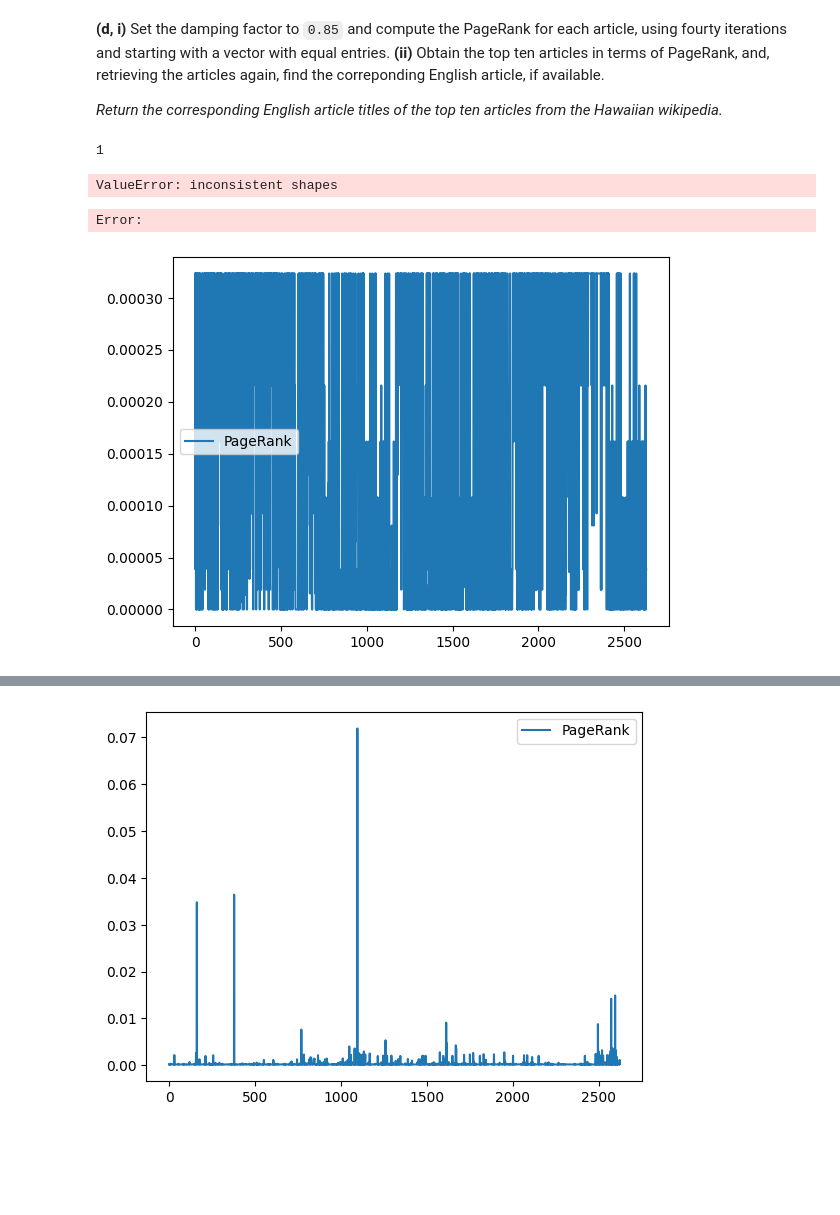
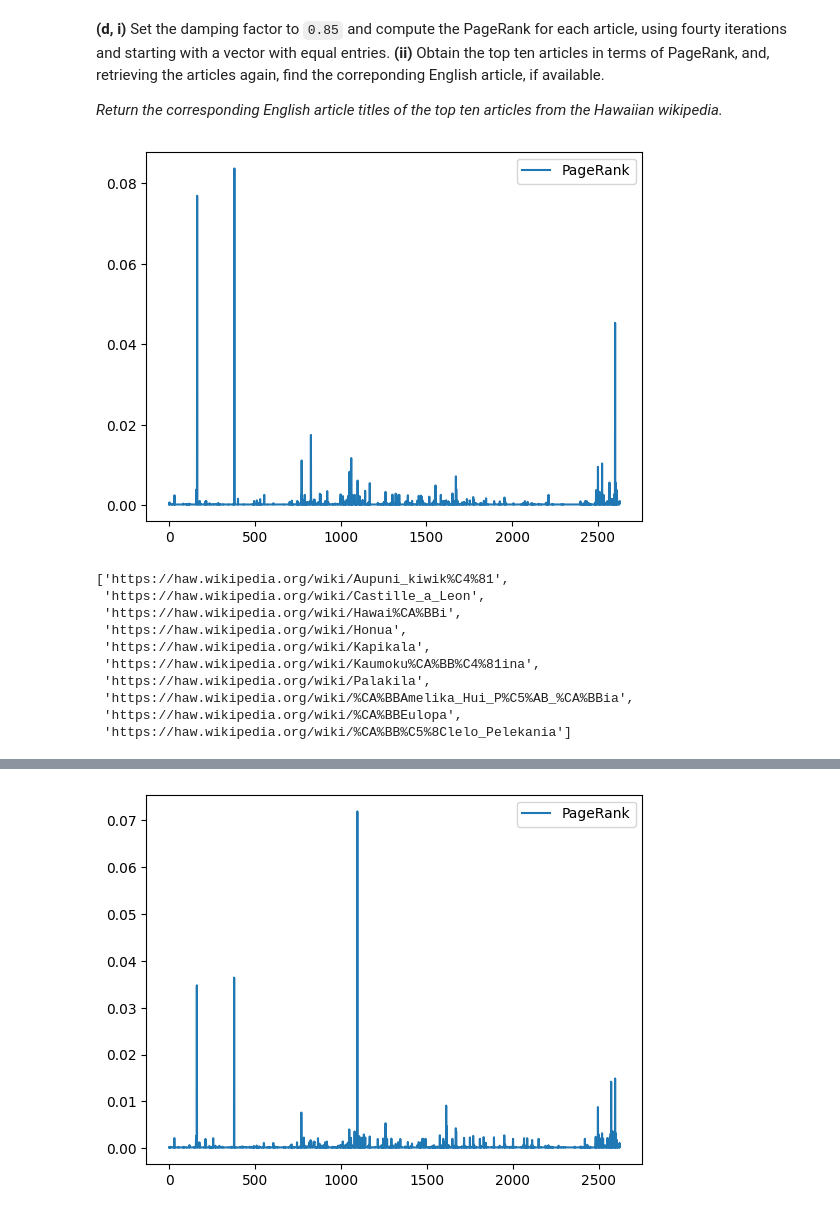
Before and after one commit to cc81972/STA141B, a Jupyter notebook: hw3/homework_3.ipynb, the cells around one changed output, grey strips where cells are left out. Saved outputs shown, nothing was run; the diff lists cells and outputs as text; code cells hidden in the pictures; blank space fills up the shorter version.

```diff
--- a/hw3/homework_3.ipynb
+++ b/hw3/homework_3.ipynb
@@ -75,7 +75,8 @@ def scan_article(urls):
     for url in urls:
         response = requests.get(url)
         page = lx.fromstring(response.text)
-        valid_links = page.xpath('//*[@id="mw-content-text"]//a[not(@class="mw-file-description") and contains(@href, "/wiki/") and not(@class="mw-redirect") and not(@class="extiw") and not(contains(@href, "/Wikipedia:"))]/@href')
+        valid_links = page.xpath('//*[@id="mw-content-text"]//a[not(parent::td) and not(@class="mw-file-description") and contains(@href, "/wiki/") and not(@class="mw-redirect") and not(@class="extiw") and not(contains(@href, "/Wikipedia:"))]/@href'
+)
         redirects = page.xpath('//*[@id="mw-content-text"]//a[@class="mw-redirect"]/@href')
         for link in valid_links:
             link = f'https://haw.wikipedia.org{link}'
@@ -89,6 +90,8 @@ def scan_article(urls):
                 secondary_redirect = new_page.xpath('//*[@id="mw-content-text"]//ul[@class="redirectText"]//a/@href')
                 for sec_redirect in secondary_redirect:
                     valid_links.append(sec_redirect)
+        valid_links = set(valid_links)
+        valid_links = list(valid_links)
         for link in valid_links:
             if article_matches.match(link):
                 link  = f'https://haw.wikipedia.org{link}'
@@ -133,10 +135,16 @@ for i in link_keys:
 __(d, i)__ Set the damping factor to `0.85` and compute the PageRank for each article, using fourty iterations and starting with a vector with equal entries. __(ii)__ Obtain the top ten articles in terms of PageRank, and, retrieving the articles again, find the correponding English article, if available.
 
 _Return the corresponding English article titles of the top ten articles from the Hawaiian wikipedia._
+# %%
+d = 0.85
+equal_matrix = np.matrix(np.ones((len(link_keys), len(link_keys))))
+equal_matrix = 1/len(link_keys) * equal_matrix
+page_rank_matrix = (d * transition_matrix) + ((1-d) * equal_matrix)
+equal_vector = (1/len(link_keys)) * np.ones((1, len(link_keys)))
 # %%
-first_equal_entry = 0
-while transition_matrix[first_equal_entry,].nnz != len(link_keys) - 1:
-    first_equal_entry += 1
-first_equal_entry
+def page_rank_calc(vector, matrix, count = 1):
+    while count != 40:
+        vector = vector * matrix
+        return page_rank_calc(vector, matrix, count + 1)
+    return(vector * matrix)
+rank_vector = page_rank_calc(equal_vector, page_rank_matrix).A1
-# %% [output]
-1
@@ -153,27 +151,3 @@ for i in range(len(link_keys)):
-# %%
-
-d = 0.85
-n = transition_matrix.shape[0]
-page_ranks = [0] * len(link_keys)
-for i in range(len(link_keys)):
-    article = link_keys[(first_equal_entry + i) % len(link_keys)]
-    matrix_row = link_indexing[article]
-    c = transition_matrix.getrow(matrix_row)
-    mean_value = np.mean(c.data)  # Calculate the mean value of non-zero elements in c
-    mean_matrix = csr_matrix((c.shape[0], c.shape[1]), dtype=float)  # Create a sparse matrix filled with the mean value
-    mean_matrix.data[:] = mean_value  # Assign the mean value to all elements of the matrix
-
-    # Initialize v with zeros
-    v = csr_matrix((n, 1), dtype=float)
-
-    # Perform 40 iterations for each i
-    for _ in range(40):
-        v += d * (c @ transition_matrix) + (1-d) * mean_matrix
-
-    page_ranks[(first_equal_entry + i) % len(link_keys)] = v
-# %% [output]
-ValueError: inconsistent shapes
-Error:
 # %%
 #d is dampening factor, M is transition matrix
 #repeat update rule 40 times
@@ -184,10 +158,28 @@ N = transition_matrix.shape[0]
 page_rank = ((1-d)/len(link_keys)) + d
 # %%
 import matplotlib.pyplot as plt
-page_ranks_values = [v.toarray()[0][0] for v in page_ranks]
-plt.plot(range(n), page_ranks_values, label = "PageRank")
+x_val = np.arange(len(link_keys))
+plt.plot(x_val, rank_vector, label = "PageRank")
 plt.legend()
 plt.show()
-#nothing
 # %% [output]
-[figure, old version]
+[figure, new version]
+# %%
+sorted_indices = np.argsort(rank_vector)[::-1]
+top_indices = sorted_indices[:10]
+top_articles = []
+for key, value in link_indexing.items():
+    if value in top_indices:
+        top_articles.append(key)
+top_articles
+# %% [output]
+['https://haw.wikipedia.org/wiki/Aupuni_kiwik%C4%81',
+ 'https://haw.wikipedia.org/wiki/Castille_a_Leon',
+ 'https://haw.wikipedia.org/wiki/Hawai%CA%BBi',
+ 'https://haw.wikipedia.org/wiki/Honua',
+ 'https://haw.wikipedia.org/wiki/Kapikala',
+ 'https://haw.wikipedia.org/wiki/Kaumoku%CA%BB%C4%81ina',
+ 'https://haw.wikipedia.org/wiki/Palakila',
+ 'https://haw.wikipedia.org/wiki/%CA%BBAmelika_Hui_P%C5%AB_%CA%BBia',
+ 'https://haw.wikipedia.org/wiki/%CA%BBEulopa',
+ 'https://haw.wikipedia.org/wiki/%CA%BB%C5%8Clelo_Pelekania']
```
Also changed, not shown: parts of 4 cells of this notebook.
